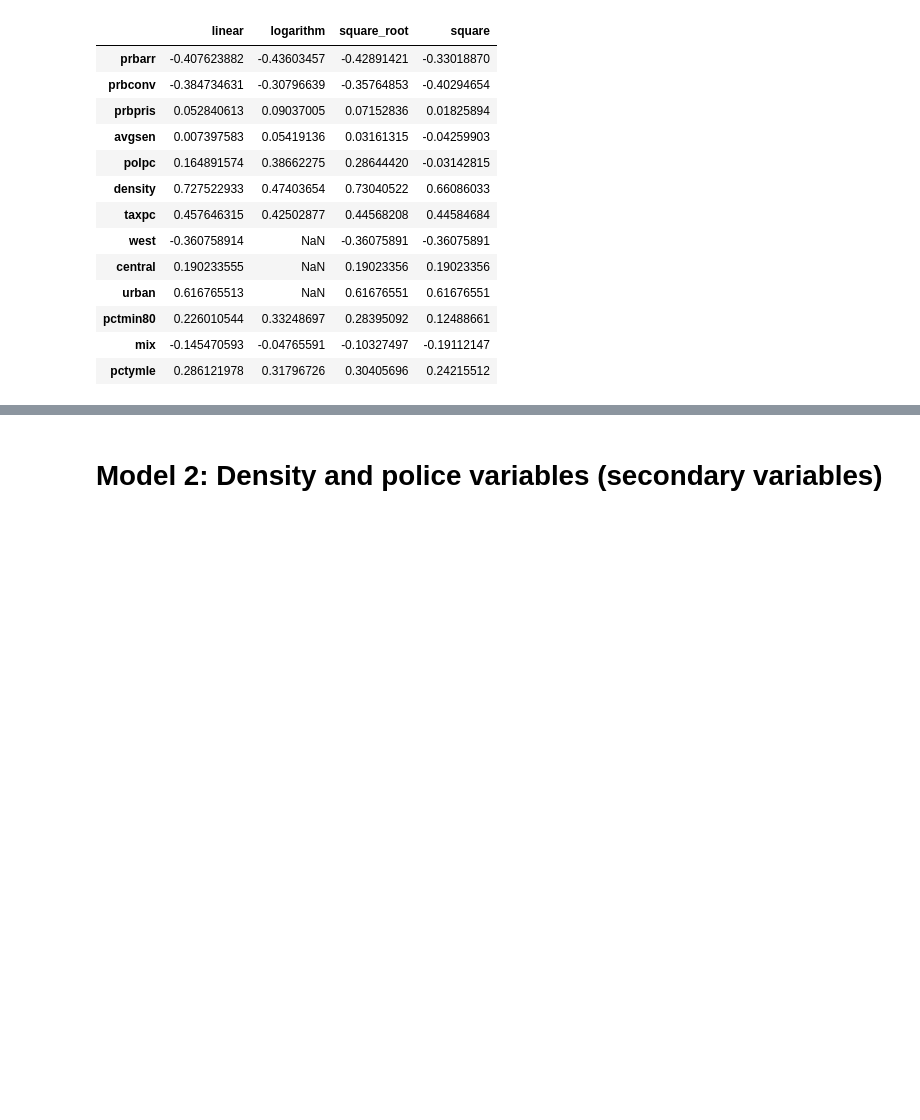
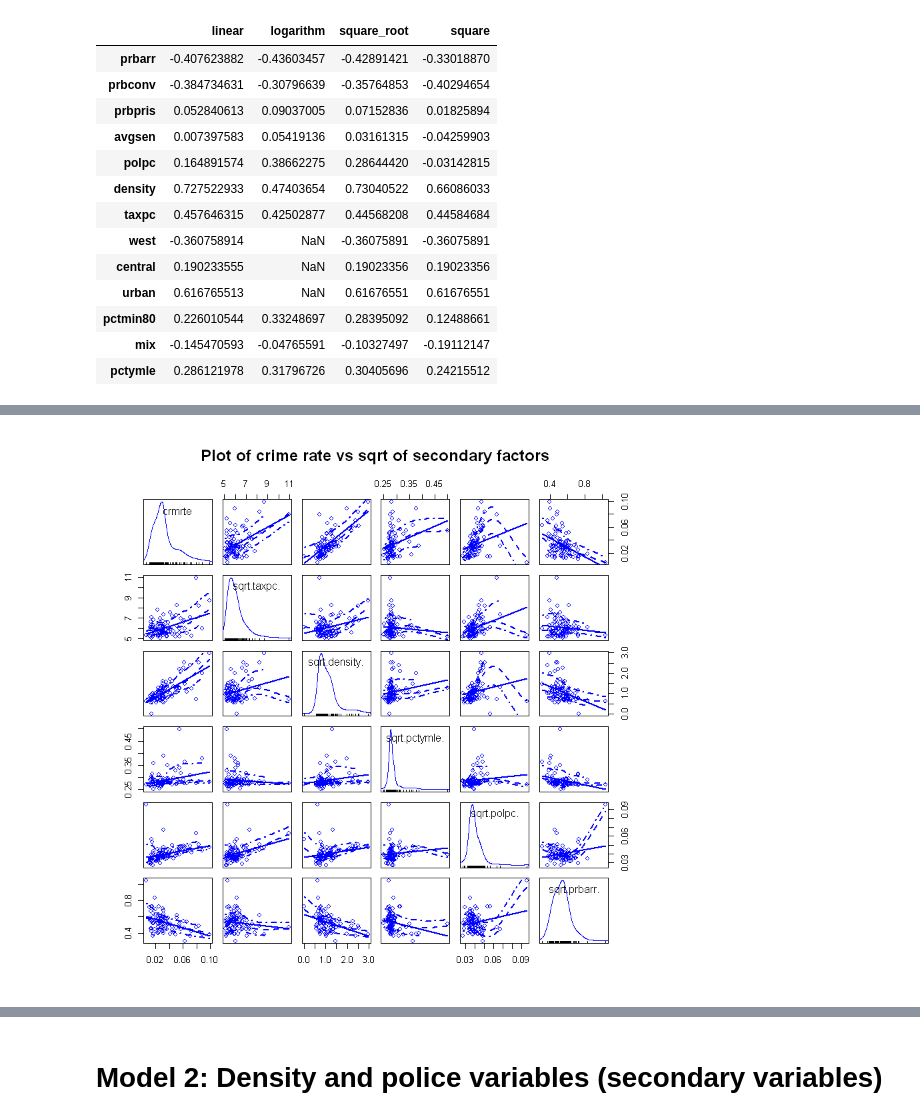
Before and after one commit to vbeohar/mids203_lab3, a Jupyter notebook: lab3_zw_vb_rb_v3.ipynb, the cells around one changed output, grey strips where cells are left out. Drawn from its saved outputs; the diff is of its cells as text; code cells hidden in the pictures; blank space fills up the shorter version.

```diff
--- a/lab3_zw_vb_rb_v3.ipynb
+++ b/lab3_zw_vb_rb_v3.ipynb
@@ -194,0 +201,5 @@ df1[c(3:13, 23:24),]
+# %%
+scatterplotMatrix(~crmrte + sqrt(taxpc) + sqrt(density) + sqrt(pctymle) + sqrt(polpc) + sqrt(prbarr), data=data,
+                   main="Plot of crime rate vs sqrt of secondary factors")
+# %% [output]
+[figure, added]
```
Also changed, not shown: parts of 10 cells of this notebook.
